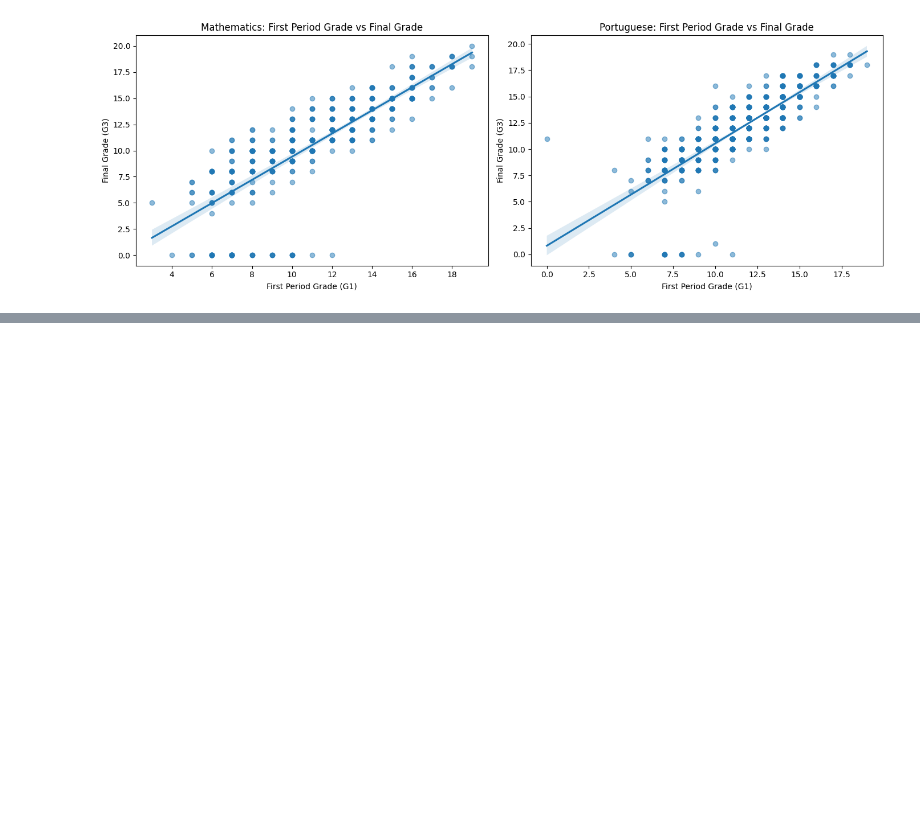
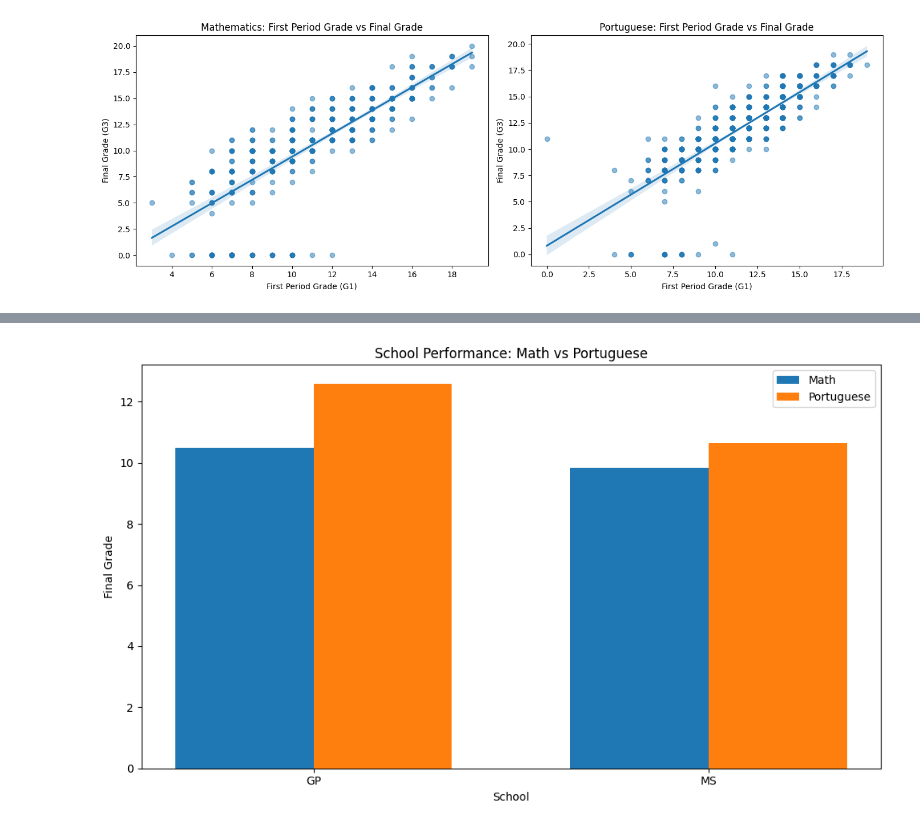
Before and after one commit to tingly-amua/Student-Performance-Analysis, a Jupyter notebook: EDA.ipynb, the cells around one changed output, grey strips where cells are left out. Saved outputs shown, nothing was run; the diff lists cells and outputs as text; code cells hidden in the pictures; blank space fills up the shorter version.

Commit message:
plot differences in school performance

```diff
--- a/EDA.ipynb
+++ b/EDA.ipynb
@@ -729,0 +767,33 @@ plt.show()
+# %%
+# code where they are grouped side by side in the same plot
+
+# Grouped data
+school_math = math_df.groupby('school')['final_grade'].mean()
+school_port = port_df.groupby('school')['final_grade'].mean()
+
+# Ensure both have the same index order
+grades = sorted(set(school_math.index) | set(school_port.index))
+
+# Convert to arrays aligned by grade
+math_values = [school_math.get(g, 0) for g in grades]
+port_values = [school_port.get(g, 0) for g in grades]
+
+# X positions
+x = np.arange(len(grades))
+width = 0.35  # width of each bar
+
+# Plot
+plt.figure(figsize=(10, 6))
+plt.bar(x - width/2, math_values, width, label='Math')
+plt.bar(x + width/2, port_values, width, label='Portuguese')
+
+plt.xlabel('School')
+plt.ylabel('Final Grade')
+plt.title('School Performance: Math vs Portuguese')
+plt.xticks(x, [str(g) for g in grades])
+plt.legend()
+
+plt.tight_layout()
+plt.show()
+# %% [output]
+[figure, added]
```
Also changed, not shown: parts of 3 cells of this notebook.
